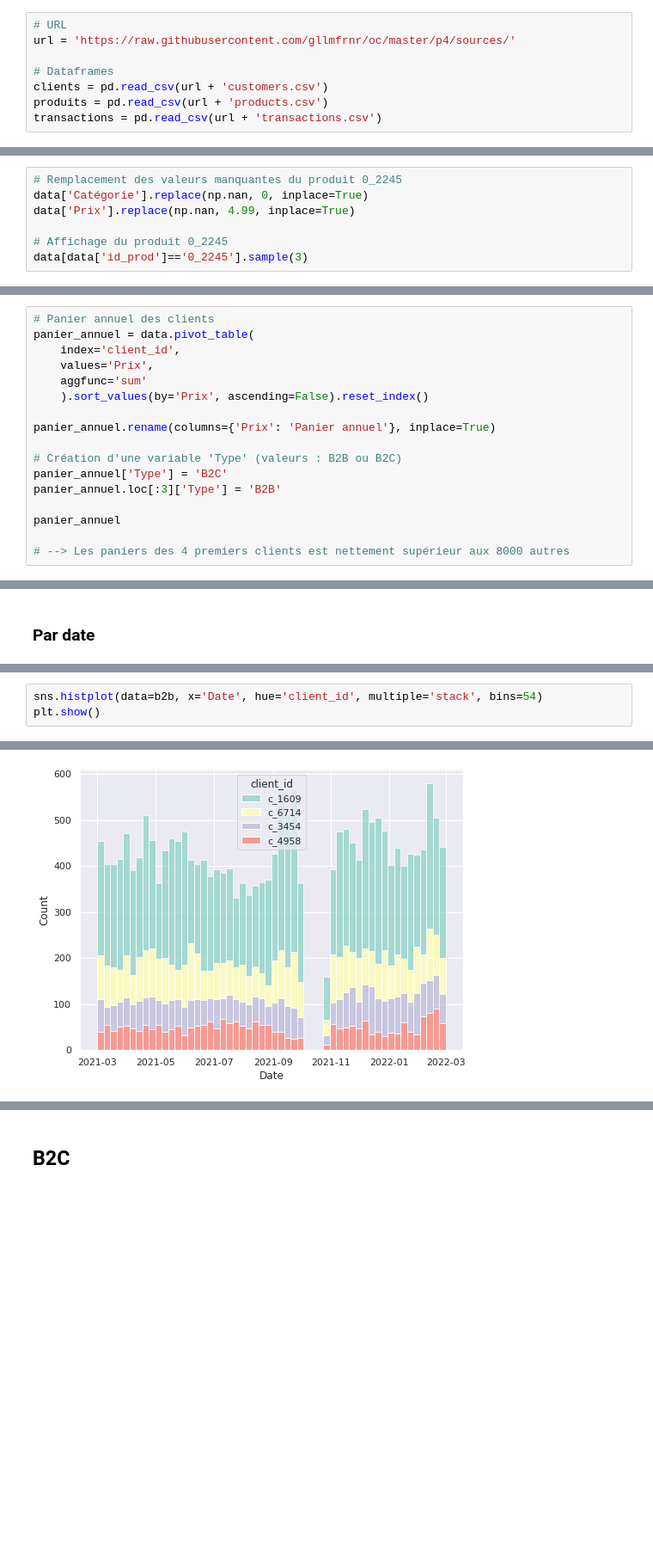
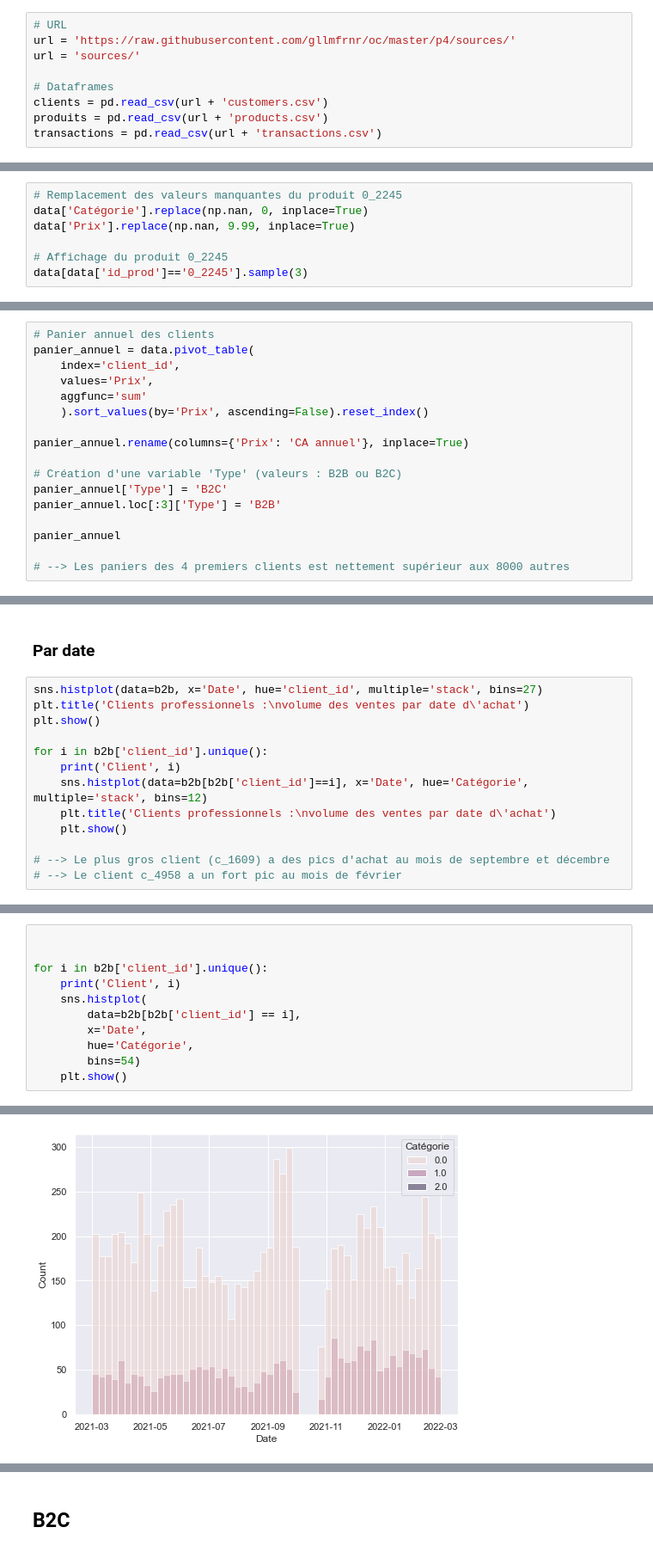
Before and after one commit to gllmfrnr/oc-da, a Jupyter notebook: p4/p4_c.ipynb, the cells around one changed output, grey strips where cells are left out. Shown at 86% size. Drawn from its saved outputs; the diff is of its cells as text; blank space fills up the shorter version.

```diff
--- a/p4/p4_c.ipynb
+++ b/p4/p4_c.ipynb
@@ -144,6 +157,7 @@ def indicateurs(df, variable):
 # %%
 # URL
 url = 'https://raw.githubusercontent.com/gllmfrnr/oc/master/p4/sources/'
+url = 'sources/'
 
 # Dataframes
 clients = pd.read_csv(url + 'customers.csv')
@@ -887,7 +901,7 @@ Kurtosis : -0.4 ( distribution plus aplatie que la normale gaussienne )
 # %%
 # Remplacement des valeurs manquantes du produit 0_2245
 data['Catégorie'].replace(np.nan, 0, inplace=True)
-data['Prix'].replace(np.nan, 4.99, inplace=True)
+data['Prix'].replace(np.nan, 9.99, inplace=True)
 
 # Affichage du produit 0_2245
 data[data['id_prod']=='0_2245'].sample(3)
@@ -994,7 +1010,7 @@ panier_annuel = data.pivot_table(
     aggfunc='sum'
     ).sort_values(by='Prix', ascending=False).reset_index()
 
-panier_annuel.rename(columns={'Prix': 'Panier annuel'}, inplace=True)
+panier_annuel.rename(columns={'Prix': 'CA annuel'}, inplace=True)
 
 # Création d'une variable 'Type' (valeurs : B2B ou B2C)
 panier_annuel['Type'] = 'B2C'
@@ -1068,3 +1086,16 @@ b2b.pivot_table(index='client_id')[['Naissance', 'Âge', 'Panier annuel', 'Caté
 | c_6714 | 1968 | 52 | 70128.29 | 0.457823 |
 # %% [markdown]
 ### Par date
+# %%
+sns.histplot(data=b2b, x='Date', hue='client_id', multiple='stack', bins=27)
+plt.title('Clients professionnels :\nvolume des ventes par date d\'achat')
+plt.show()
+
+for i in b2b['client_id'].unique():
+    print('Client', i)
+    sns.histplot(data=b2b[b2b['client_id']==i], x='Date', hue='Catégorie', multiple='stack', bins=12)
+    plt.title('Clients professionnels :\nvolume des ventes par date d\'achat')
+    plt.show()
+
+# --> Le plus gros client (c_1609) a des pics d'achat au mois de septembre et décembre
+# --> Le client c_4958 a un fort pic au mois de février
@@ -1071,4 +1112,12 @@ b2b.pivot_table(index='client_id')[['Naissance', 'Âge', 'Panier annuel', 'Caté
 # %%
-sns.histplot(data=b2b, x='Date', hue='client_id', multiple='stack', bins=54)
-plt.show()
+
+
+for i in b2b['client_id'].unique():
+    print('Client', i)
+    sns.histplot(
+        data=b2b[b2b['client_id'] == i],
+        x='Date',
+        hue='Catégorie',
+        bins=54)
+    plt.show()
 # %% [output]
@@ -1075 +1125 @@ plt.show()
-[figure, old version]
+[figure, new version]
```
Also changed, not shown: parts of 88 cells of this notebook.
